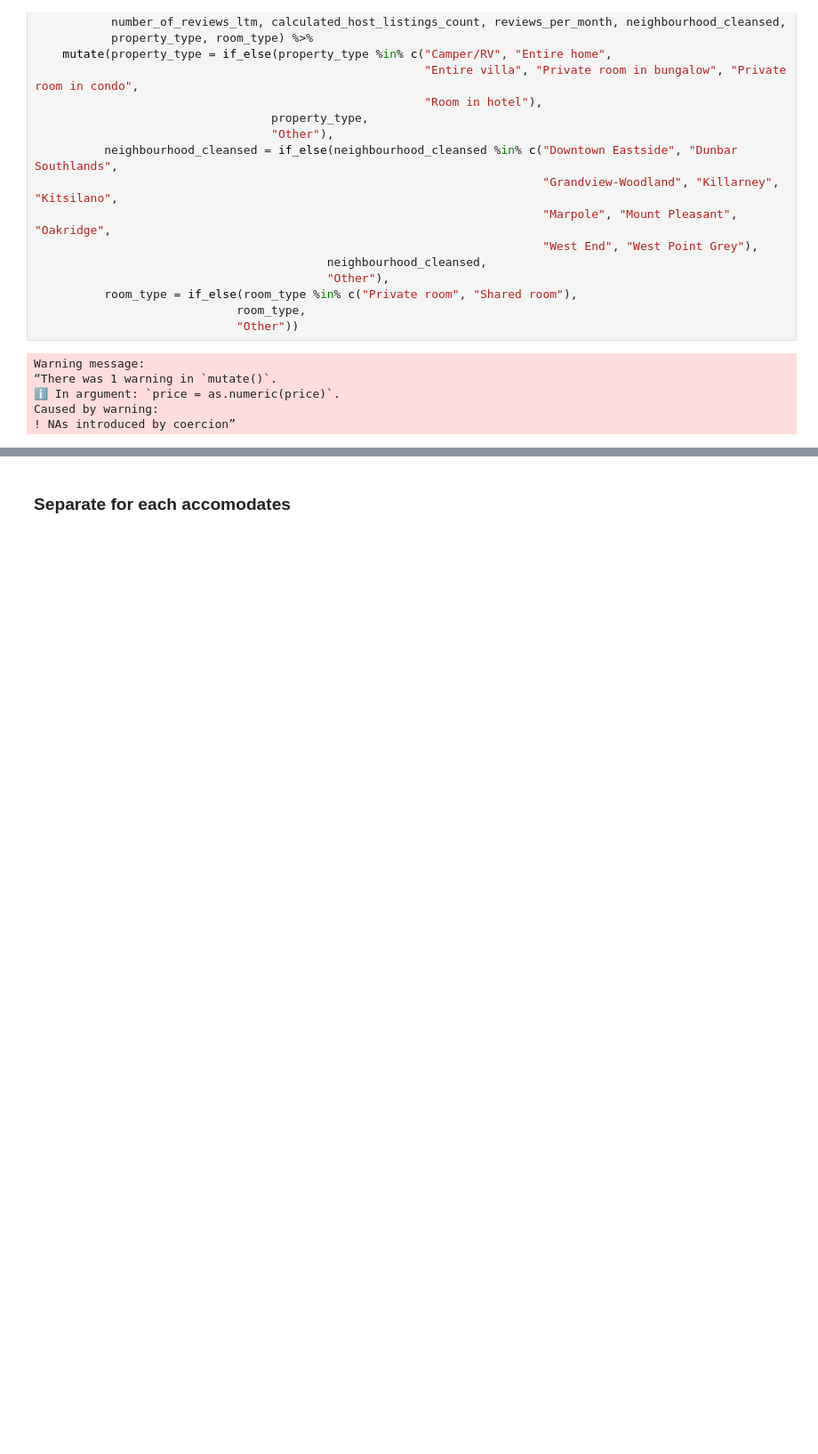
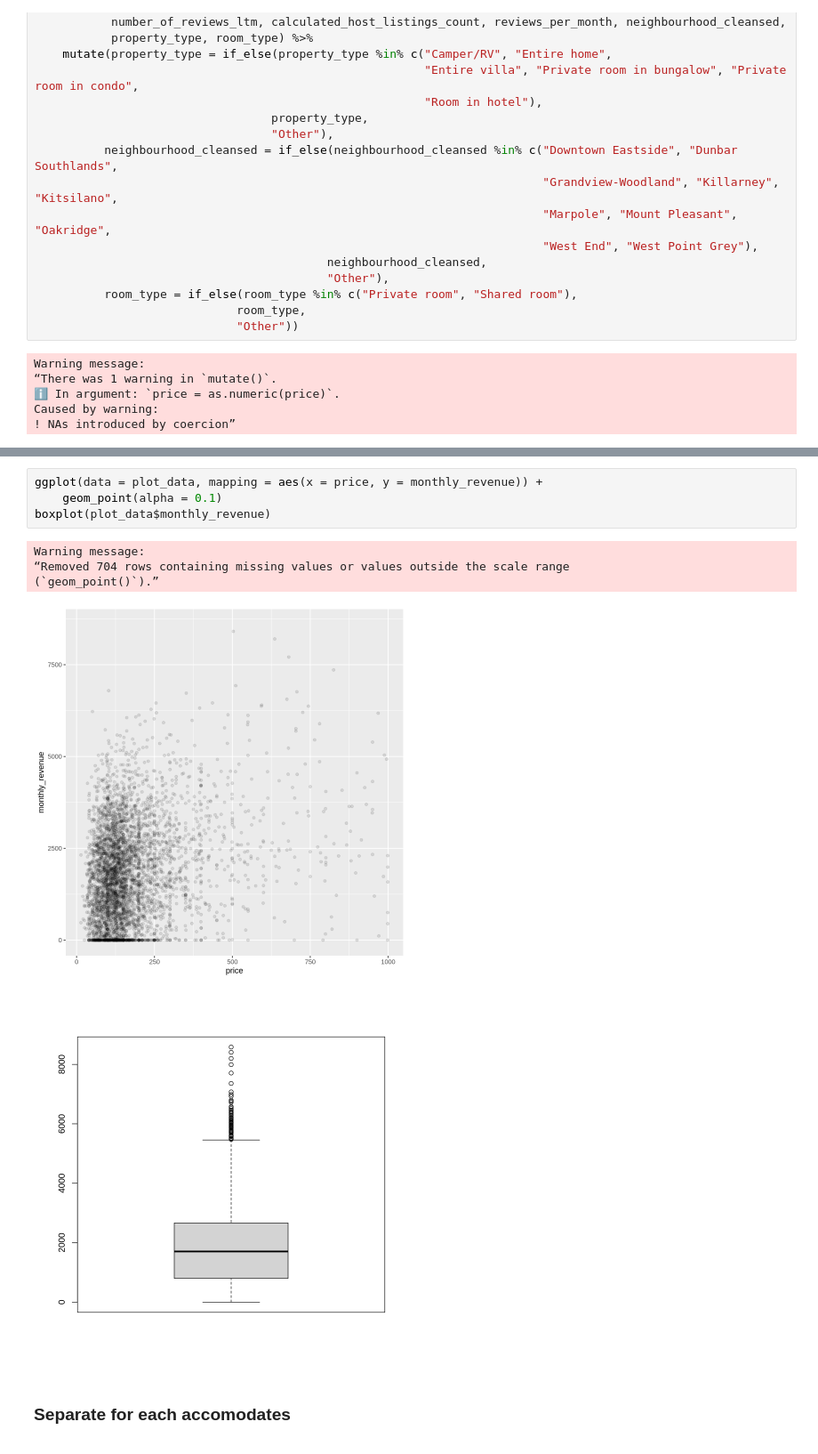
Before and after one commit to amahaj02/WIDS-Case-Comp, a Jupyter notebook: sidd.ipynb, the cells around one changed output, grey strips where cells are left out. Shown at 89% size. Saved outputs shown, nothing was run; the diff lists cells and outputs as text; blank space fills up the shorter version.

```diff
--- a/sidd.ipynb
+++ b/sidd.ipynb
@@ -650,2 +265,12 @@ reviews_per_month                     .
+# %%
+ggplot(data = plot_data, mapping = aes(x = price, y = monthly_revenue)) +
+    geom_point(alpha = 0.1)
+boxplot(plot_data$monthly_revenue)
+# %% [output]
+Warning message:
+“Removed 704 rows containing missing values or values outside the scale range
+(`geom_point()`).”
+[figure, added]
+[figure, added]
 # %% [markdown]
 **<h3>Separate for each accomodates</h3>**
```
Also changed, not shown: parts of 33 cells of this notebook.
